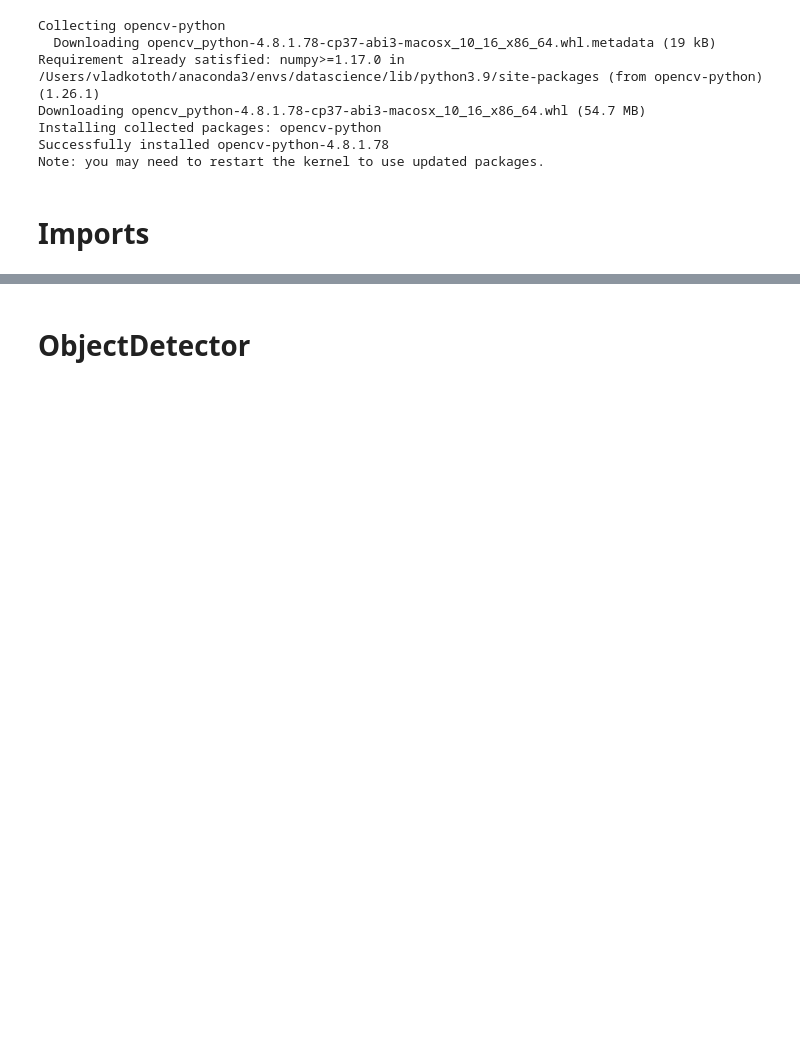
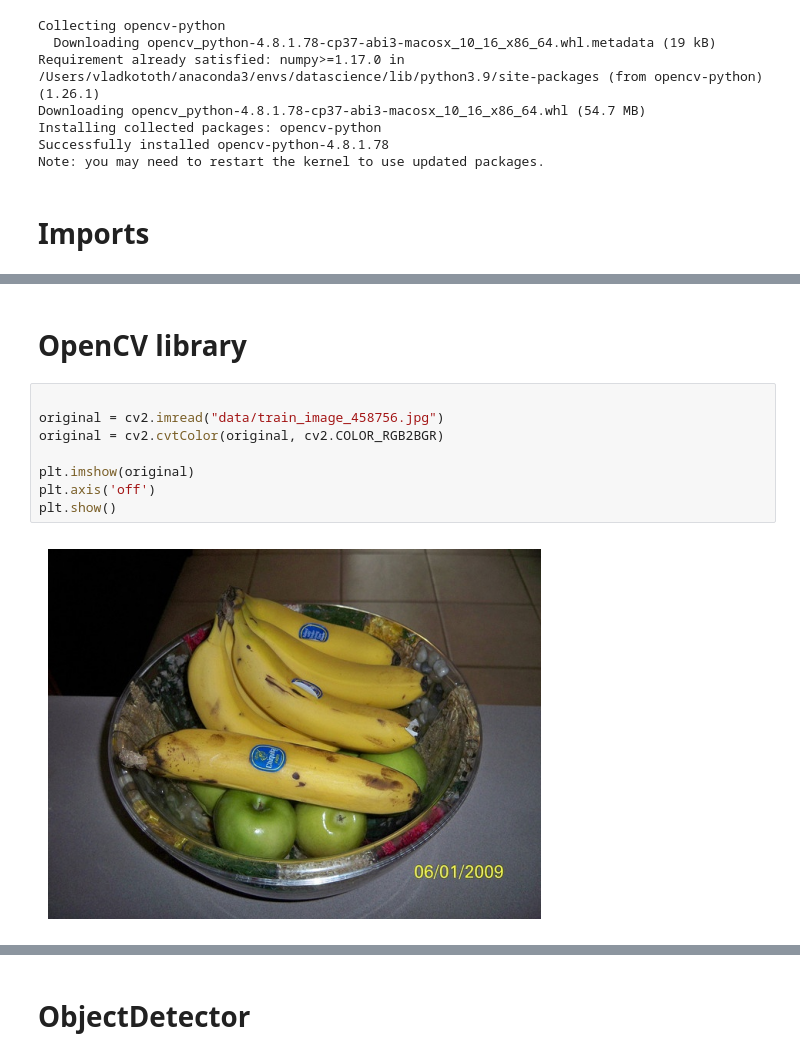
Before and after one commit to NikoletaKocurovaAI/artificial-intelligence, a Jupyter notebook: computer-vision/robot-object-recognition/jupyter-notebooks/object_detection.ipynb, the cells around one changed output, grey strips where cells are left out. Saved outputs shown, nothing was run; the diff lists cells and outputs as text; blank space fills up the shorter version.

Commit message:
OpenCV research.

```diff
--- a/computer-vision/robot-object-recognition/jupyter-notebooks/object_detection.ipynb
+++ b/computer-vision/robot-object-recognition/jupyter-notebooks/object_detection.ipynb
@@ -18,0 +49,12 @@ import cv2
+# %% [markdown]
+# OpenCV library
+# %%
+
+original = cv2.imread("data/train_image_458756.jpg")
+original = cv2.cvtColor(original, cv2.COLOR_RGB2BGR)
+
+plt.imshow(original)
+plt.axis('off')
+plt.show()
+# %% [output]
+[figure, added]
```
Also changed, not shown: parts of 9 cells of this notebook, 1 other file.
